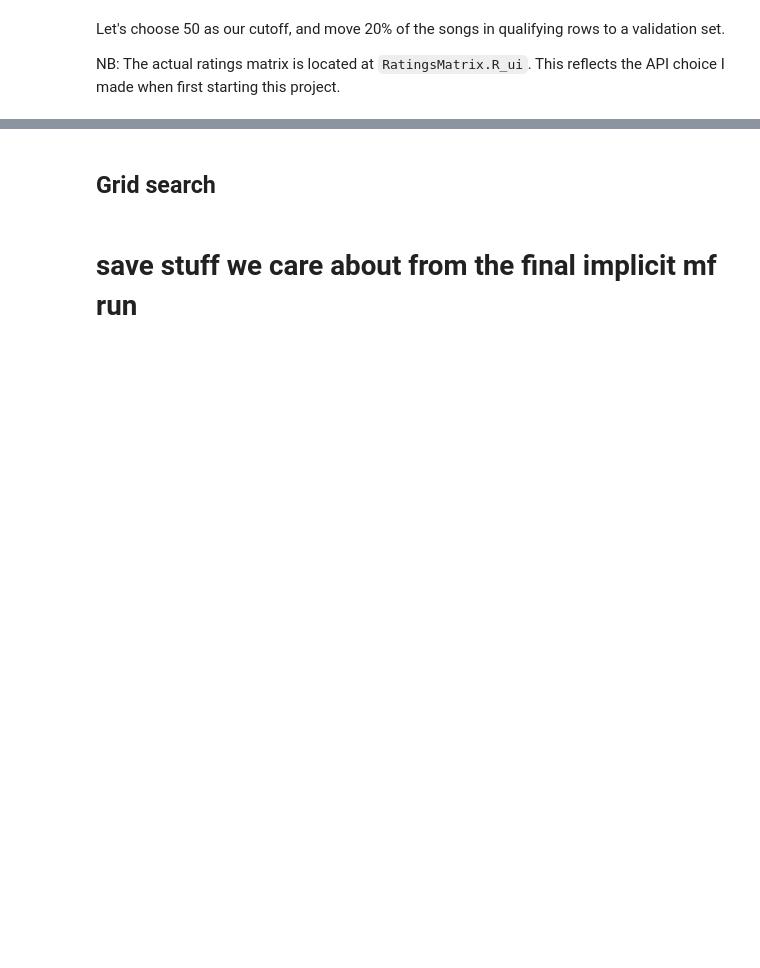
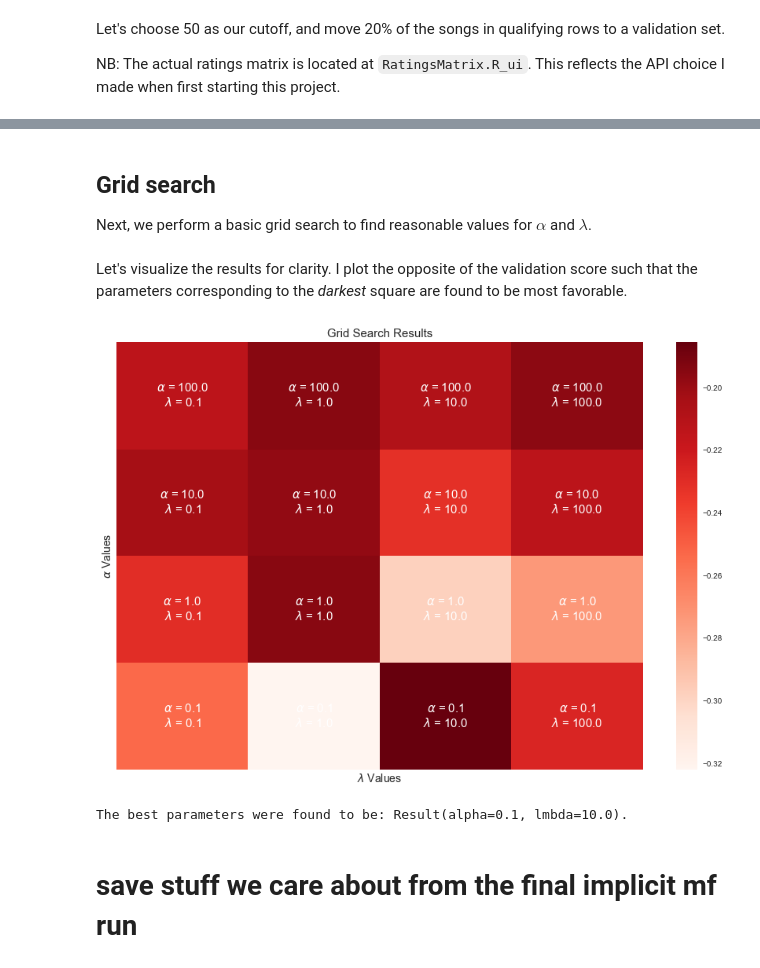
Before and after one commit to cavaunpeu/dotify, a Jupyter notebook: notebooks/neural_implicit_mf.ipynb, the cells around one changed output, grey strips where cells are left out. Saved outputs shown, nothing was run; the diff lists cells and outputs as text; code cells hidden in the pictures; blank space fills up the shorter version.

Commit message:
plot grid search results, extract best parameters

```diff
--- a/notebooks/neural_implicit_mf.ipynb
+++ b/notebooks/neural_implicit_mf.ipynb
@@ -243,15 +243,19 @@ class ExpectedPercentileRankingsEvaluator:
     @property
     def mean_expected_percentile_rankings_validation(self):
         return np.mean(self._expected_percentile_rankings_validation)
-# %% [markdown]
-## Grid search
+# %% [markdown]
+## Grid search
+
+Next, we perform a basic grid search to find reasonable values for $\alpha$ and $\lambda$.
 # %%
 F = 30
 grid_search_results = {}
 result = namedtuple('Result', 'alpha lmbda')
+alpha_values = [1e-1, 1e0, 1e1, 1e2]
+lmbda_values = [1e-1, 1e0, 1e1, 1e2]
 
-for alpha in [1e-1, 1e0, 1e1, 1e2]:
-    for lmbda in [1e-1, 1e0, 1e1, 1e2]:
+for alpha in alpha_values:
+    for lmbda in lmbda_values:
         implicit_mf = ImplicitMF(ratings_matrix=TRAINING_MATRIX, f=F, alpha=alpha, lmbda=lmbda)
         implicit_mf.run()
         predicted_preferences = implicit_mf.country_vectors.vectors.dot( implicit_mf.song_vectors.vectors.T )
@@ -266,8 +270,41 @@ for alpha in [1e-1, 1e0, 1e1, 1e2]:
             'train': evaluator.mean_expected_percentile_rankings_train,
             'validation': evaluator.mean_expected_percentile_rankings_validation
         }
+# %% [markdown]
+Let's visualize the results for clarity. I plot the opposite of the validation score such that the parameters corresponding to the *darkest* square are found to be most favorable.
+# %%
+grid_search_items = [(params, results) for params, results in grid_search_results.items()]
+grid_search_items.sort(key=lambda tup: tup[0].alpha)
+
+params, results = zip(*grid_search_items)
+validation_results = np.array([result['validation'] for result in results]).reshape(4, 4)
+
+plt.figure(figsize=(15, 10))
+plt.xticks([])
+plt.yticks([])
+plt.pcolormesh(-validation_results, cmap='Reds')
+plt.colorbar()
+for alpha_index, alpha in enumerate(alpha_values):
+    for lbmda_index, lmbda in enumerate(lmbda_values):
+        plt.text(
+            x = lbmda_index + 0.5,
+            y = alpha_index + 0.5,
+            s = r'$\alpha$ = {}'.format(alpha) + '\n' + r'$\lambda$ = {}'.format(lmbda),
+            ha='center',
+            va='center',
+            size=15,
+            color='w'
+        )
+plt.title('Grid Search Results', fontsize=15)
+plt.xlabel(r'$\lambda$ Values', fontsize=14)
+_ = plt.ylabel(r'$\alpha$ Values', fontsize=14)
+# %% [output]
+[figure, added]
 # %%
 best_params = min(grid_search_results, key=lambda key: grid_search_results.get(key)['validation'])
+print('The best parameters were found to be: {}.'.format(best_params))
+# %% [output]
+The best parameters were found to be: Result(alpha=0.1, lmbda=10.0).
 # %%
 # train a final model
 # %%
```
Also changed, not shown: parts of 4 cells of this notebook.
